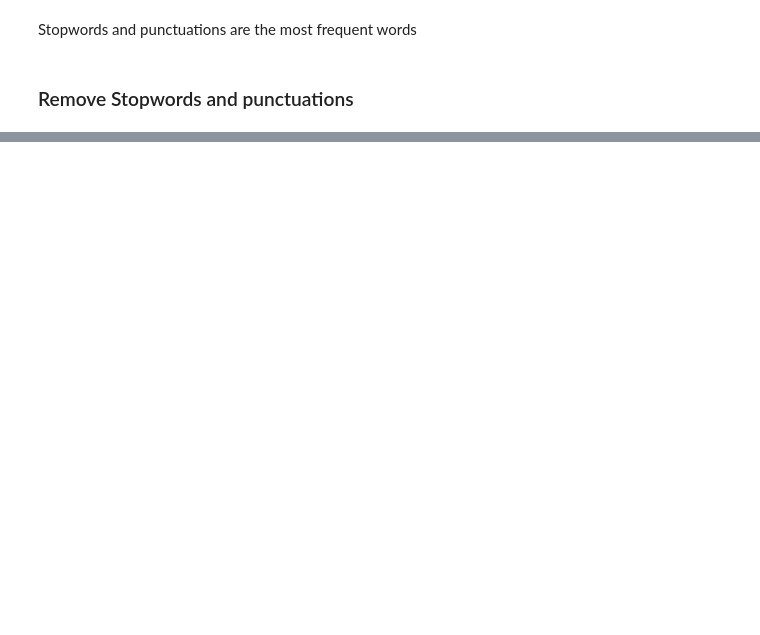
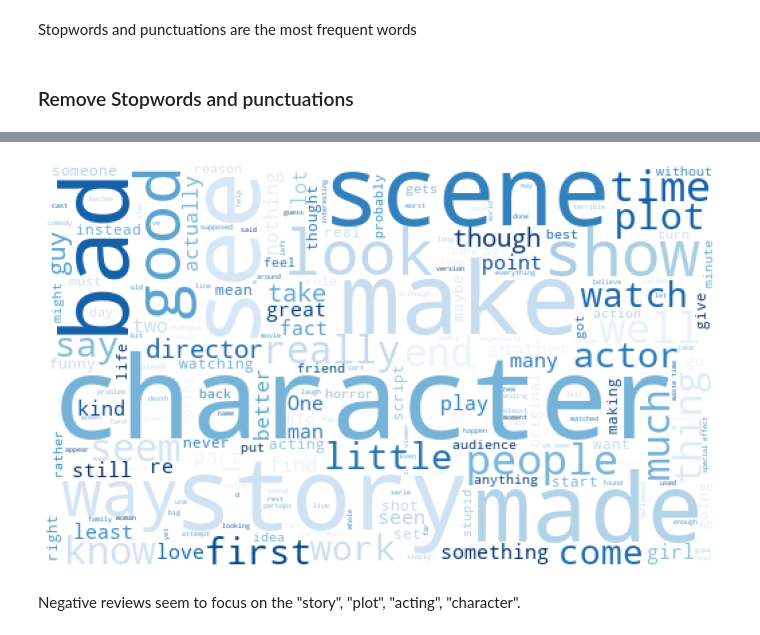
Before and after one commit to QiCai1995/NLP-Movie-Review-Sentiment, a Jupyter notebook: Modeling.ipynb, the cells around one changed output, grey strips where cells are left out. Cells and saved outputs as stored; diff of their text form; code cells hidden in the pictures; blank space fills up the shorter version.

```diff
--- a/Modeling.ipynb
+++ b/Modeling.ipynb
@@ -187,0 +229,5 @@ freq.most_common(30)
+# %%
+Review_Negatives = df [ (df['sentiment'] == 0) ]
+Review_Negatives['review'].str.lower()
+corpus_review_neg = Review_Negatives['review'].to_list()
+tokens_reviews_neg = tokenize_reviews(corpus_review_neg)
@@ -187,0 +252,6 @@ freq.most_common(30)
+# %%
+stop_lst += ['I',"The",'film','like','movies', 'It', 'would','This','And','But','There','think', 'one','even' ]
+# %%
+tokens_reviews_neg_nostopwords = remove_stopwords(tokens_reviews_neg, stop_lst)
+freq = FreqDist(tokens_reviews_neg_nostopwords)
+freq.most_common(30)
@@ -187,0 +276,6 @@ freq.most_common(30)
+# %%
+wordcloud_reviews_neg = generate_wordcloud(tokens_reviews_neg_nostopwords, collocations = True)
+# %% [output]
+[figure, added]
+# %% [markdown]
+Negative reviews seem to focus on the "story", "plot", "acting", "character".
```
Also changed, not shown: parts of 11 cells of this notebook.
